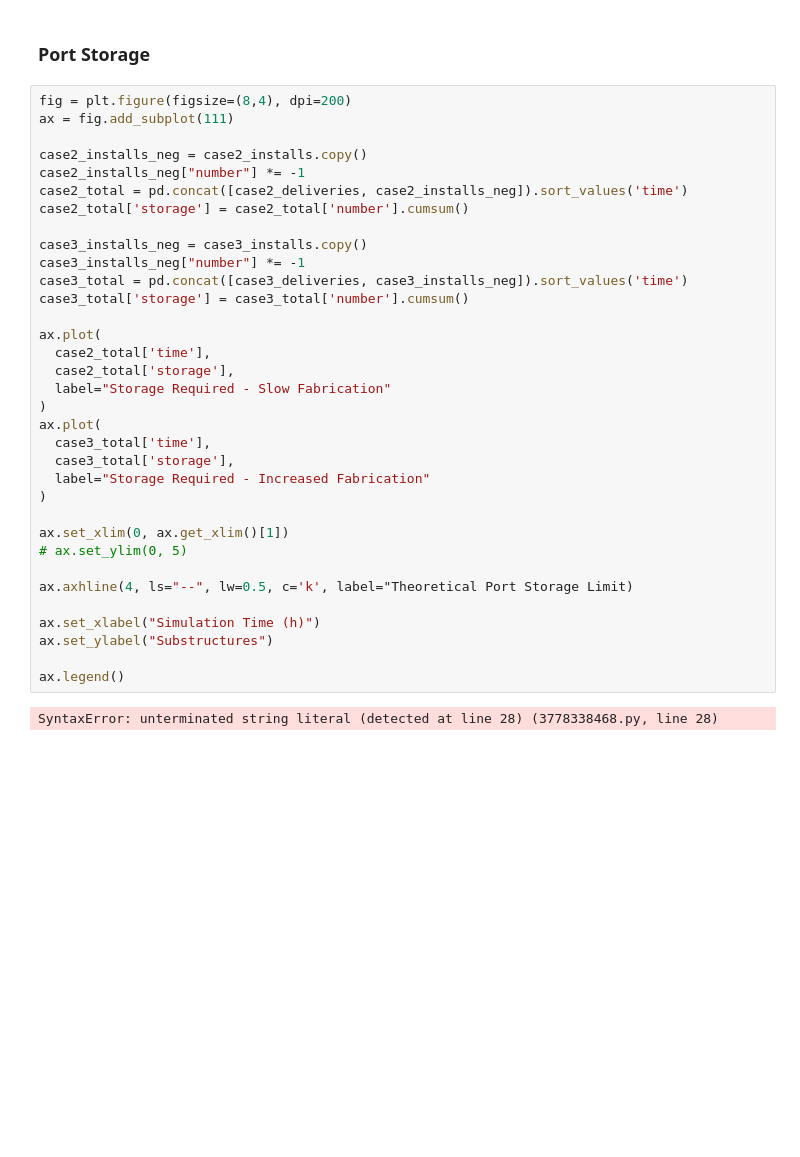
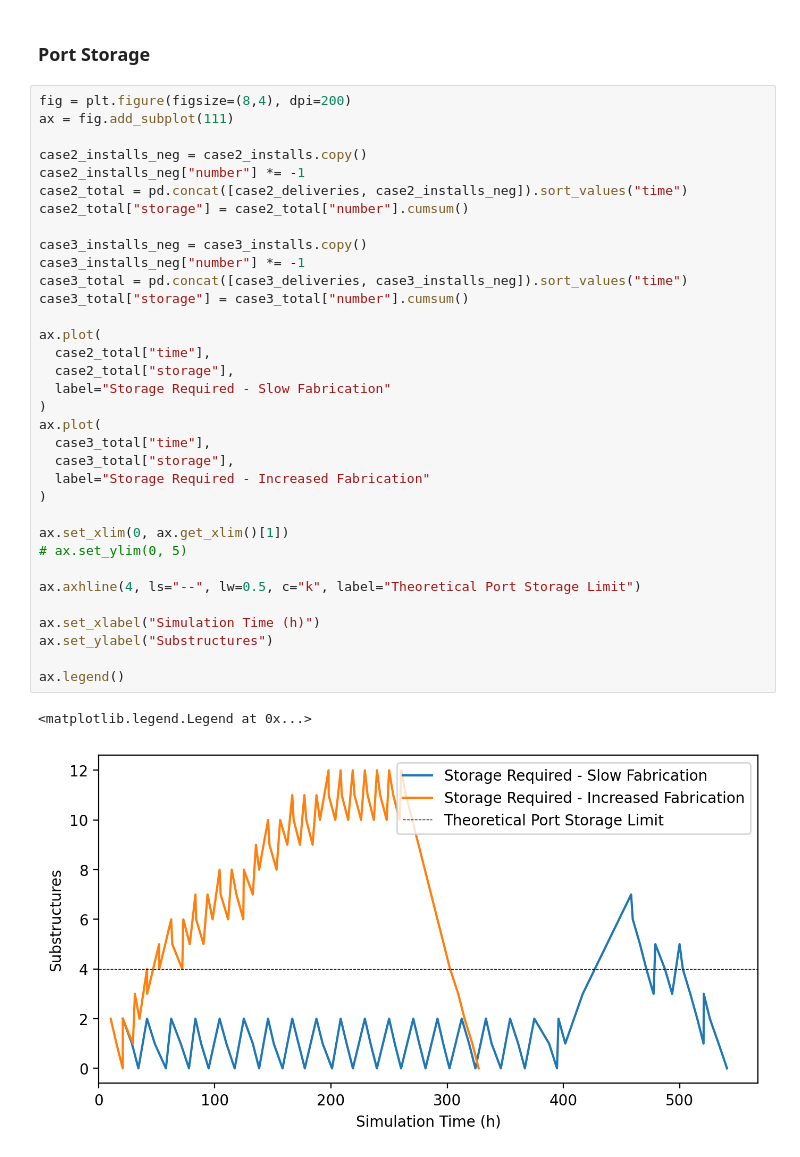
Before and after one commit to NLRWindSystems/ORBIT, a Jupyter notebook: examples/supply_chains.ipynb, the cells around one changed output. Drawn from its saved outputs; the diff is of its cells as text; blank space fills up the shorter version.

```diff
--- a/examples/supply_chains.ipynb
+++ b/examples/supply_chains.ipynb
@@ -159,36 +158,37 @@ NameError: name 'case2_deliveries' is not defined
 # %%
 fig = plt.figure(figsize=(8,4), dpi=200)
 ax = fig.add_subplot(111)
 
 case2_installs_neg = case2_installs.copy()
 case2_installs_neg["number"] *= -1
-case2_total = pd.concat([case2_deliveries, case2_installs_neg]).sort_values('time')
-case2_total['storage'] = case2_total['number'].cumsum()
+case2_total = pd.concat([case2_deliveries, case2_installs_neg]).sort_values("time")
+case2_total["storage"] = case2_total["number"].cumsum()
 
 case3_installs_neg = case3_installs.copy()
 case3_installs_neg["number"] *= -1
-case3_total = pd.concat([case3_deliveries, case3_installs_neg]).sort_values('time')
-case3_total['storage'] = case3_total['number'].cumsum()
+case3_total = pd.concat([case3_deliveries, case3_installs_neg]).sort_values("time")
+case3_total["storage"] = case3_total["number"].cumsum()
 
 ax.plot(
-  case2_total['time'],
-  case2_total['storage'],
+  case2_total["time"],
+  case2_total["storage"],
   label="Storage Required - Slow Fabrication"
 )
 ax.plot(
-  case3_total['time'],
-  case3_total['storage'],
+  case3_total["time"],
+  case3_total["storage"],
   label="Storage Required - Increased Fabrication"
 )
 
 ax.set_xlim(0, ax.get_xlim()[1])
 # ax.set_ylim(0, 5)
 
-ax.axhline(4, ls="--", lw=0.5, c='k', label="Theoretical Port Storage Limit)
+ax.axhline(4, ls="--", lw=0.5, c="k", label="Theoretical Port Storage Limit")
 
 ax.set_xlabel("Simulation Time (h)")
 ax.set_ylabel("Substructures")
 
 ax.legend()
 # %% [output]
-SyntaxError: unterminated string literal (detected at line 28) (3778338468.py, line 28)
+<matplotlib.legend.Legend at 0x...>
+[figure, added]
```
Also changed, not shown: parts of 5 cells of this notebook, 9 other files.
